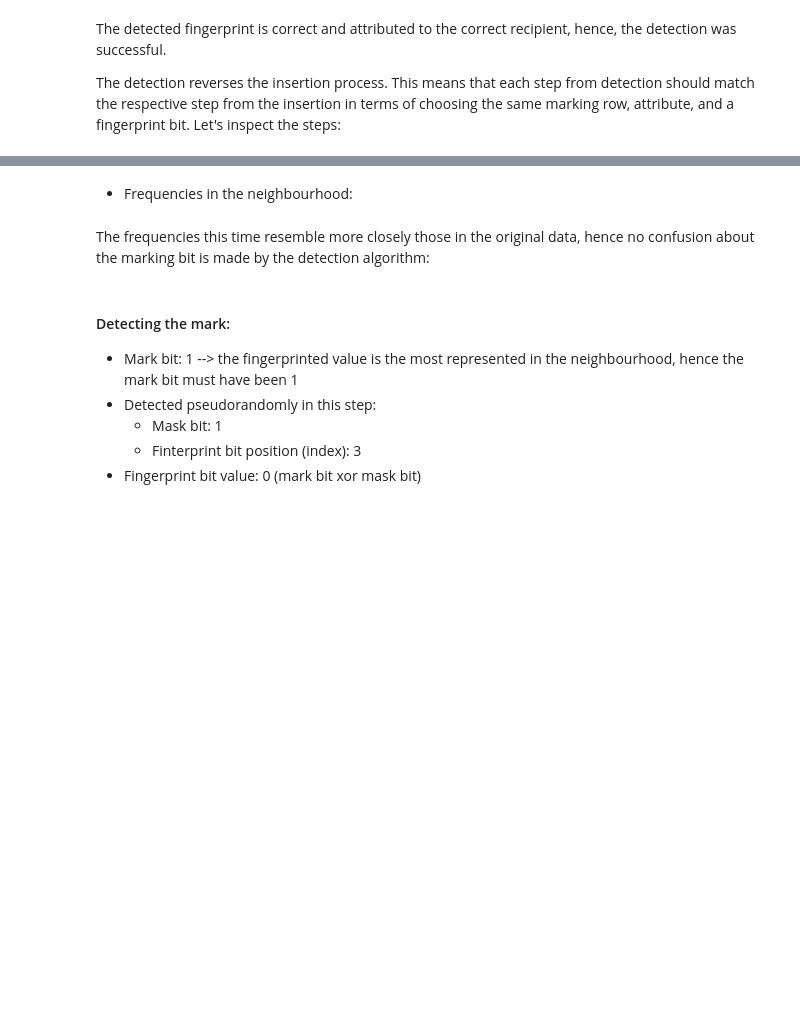
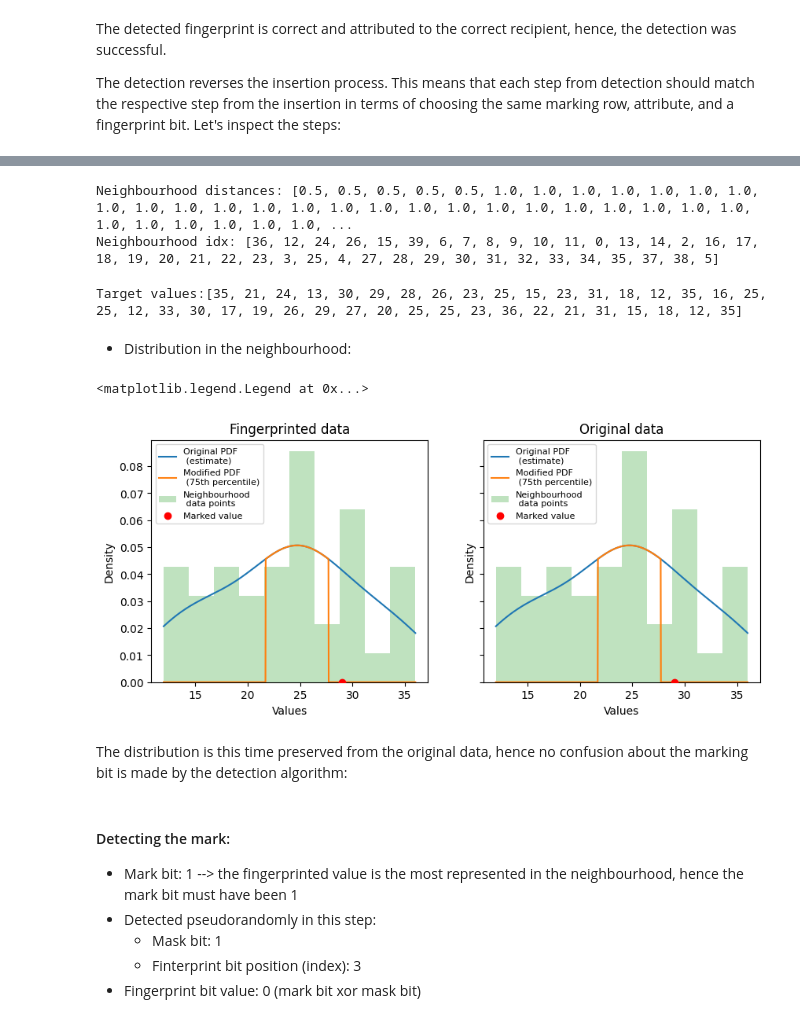
Before and after one commit to tanjascats/NCorr-FP, a Jupyter notebook: NCorrFP-demo-continuous.ipynb, the cells around one changed output, grey strips where cells are left out. Cells and saved outputs as stored; diff of their text form; code cells hidden in the pictures; blank space fills up the shorter version.

```diff
--- a/NCorrFP-demo-continuous.ipynb
+++ b/NCorrFP-demo-continuous.ipynb
@@ -386,2 +537,3 @@ det_iter_log[1]['attribute']
 # %%
-fingerprinted_data.iloc[[1]]
+fingerprinted_value = fingerprinted_data.iloc[det_iter_log[1]['row_index']][det_iter_log[1]['attribute']]
+fingerprinted_value
@@ -393,22 +547,48 @@ fingerprinted_data.iloc[[1]]
 # %%
-fingerprinted_data.iloc[det_iter_log[1]['neighbors']]
+print("Neighbourhood distances: " + str(det_iter_log[1]['dist']))
+print("Neighbourhood idx: " + str(det_iter_log[1]['neighbors']))
+# %% [output]
+Neighbourhood distances: [0.5, 0.5, 0.5, 0.5, 0.5, 1.0, 1.0, 1.0, 1.0, 1.0, 1.0, 1.0, 1.0, 1.0, 1.0, 1.0, 1.0, 1.0, 1.0, 1.0, 1.0, 1.0, 1.0, 1.0, 1.0, 1.0, 1.0, 1.0, 1.0, 1.0, 1.0, 1.0, 1.0, 1.0, 1.0, ...
+Neighbourhood idx: [36, 12, 24, 26, 15, 39, 6, 7, 8, 9, 10, 11, 0, 13, 14, 2, 16, 17, 18, 19, 20, 21, 22, 23, 3, 25, 4, 27, 28, 29, 30, 31, 32, 33, 34, 35, 37, 38, 5]
+# %%
+# max(det_iter_log[1]['dist'])
+# fingerprinted_data.iloc[det_iter_log[1]['neighbors']]
+target_values_det = list(dataset.iloc[det_iter_log[1]['neighbors']][det_iter_log[1]['attribute']])
+print('Target values:' + str(target_values_det))
+# %% [output]
+Target values:[35, 21, 24, 13, 30, 29, 28, 26, 23, 25, 15, 23, 31, 18, 12, 35, 16, 25, 25, 12, 33, 30, 17, 19, 26, 29, 27, 20, 25, 25, 23, 36, 22, 21, 31, 15, 18, 12, 35]
 # %% [markdown]
-- Frequencies in the neighbourhood:
+- Distribution in the neighbourhood:
+# %%
+x_det, pdf_values_det, masked_pdf_det = values_for_plot_distribution(target_values_det)
+# %%
+target_values_ins = list(dataset.iloc[iter_log[1]['neighbors']][iter_log[1]['attribute']])
+x_ins, pdf_values_ins, masked_pdf_ins = values_for_plot_distribution(target_values_ins)
 # %%
-fig, axs = plt.subplots(1, 2, sharey=True, figsize=(10,4))
+fig, axs = plt.subplots(1, 2, sharey=True, sharex=True, figsize=(10,4))
 
-axs[0].bar(list(det_iter_log[1]['frequencies'].keys()), list(det_iter_log[1]['frequencies'].values()), align='center')
-axs[0].set_xticks(list(det_iter_log[1]['frequencies'].keys()))
-axs[0].set_ylabel('% in neighbourhood')
-axs[0].set_xlabel('value of \'age\' in the neighbourhood\n (Fingerprinted data)')
-axs[0].grid(axis='y')
+axs[0].plot(x_det, pdf_values_det, label='Original PDF\n (estimate)')
+axs[0].plot(x_det, masked_pdf_det, label='Modified PDF\n ({}th percentile)'.format(int(100*0.75)))
+axs[0].hist(target_values_det, bins=10, density=True, alpha=0.3, label='Neighbourhood\n data points')
+axs[0].scatter(fingerprinted_value, 0, color='red', label='Marked value', zorder=5)
+axs[0].set_ylabel('Density')
+axs[0].set_xlabel('Values')
+axs[0].set_title('Fingerprinted data')
+axs[0].legend(prop={'size': 8})
 
-axs[1].bar(list(iter_log[1]['frequencies'].keys()), list(iter_log[1]['frequencies'].values()), align='center')
-axs[1].set_xticks(list(iter_log[1]['frequencies'].keys()))
-axs[1].set_xlabel('value of \'age\' in the neighbourhood\n (Original dataset)')
-axs[1].grid(axis='y')
+axs[1].plot(x_ins, pdf_values_ins, label='Original PDF\n (estimate)')
+axs[1].plot(x_ins, masked_pdf_ins, label='Modified PDF\n ({}th percentile)'.format(int(100*0.75)))
+axs[1].hist(target_values_ins, bins=10, density=True, alpha=0.3, label='Neighbourhood\n data points')
+axs[1].scatter(iter_log[1]['new_value'], 0, color='red', label='Marked value', zorder=5)
+axs[1].set_ylabel('Density')
+axs[1].set_xlabel('Values')
+axs[1].set_title('Original data')
+axs[1].legend(prop={'size': 8})
+# %% [output]
+<matplotlib.legend.Legend at 0x...>
+[figure, added]
 # %% [markdown]
-The frequencies this time resemble more closely those in the original data, hence no confusion about the marking bit is made by the detection algorithm:
+The distribution is this time preserved from the original data, hence no confusion about the marking bit is made by the detection algorithm:
 # %% [markdown]
 #### Detecting the mark:
 - Mark bit: 1 --> the fingerprinted value is the most represented in the neighbourhood, hence the mark bit must have been 1
```
Also changed, not shown: parts of 85 cells of this notebook, 2 other files.
